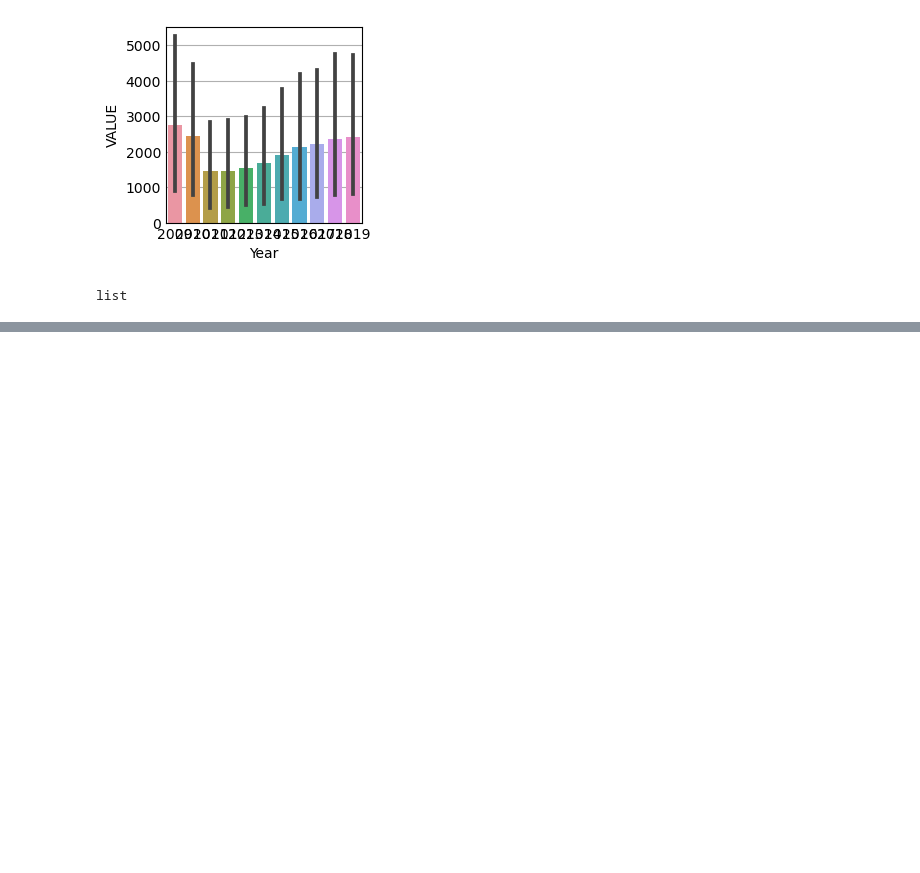
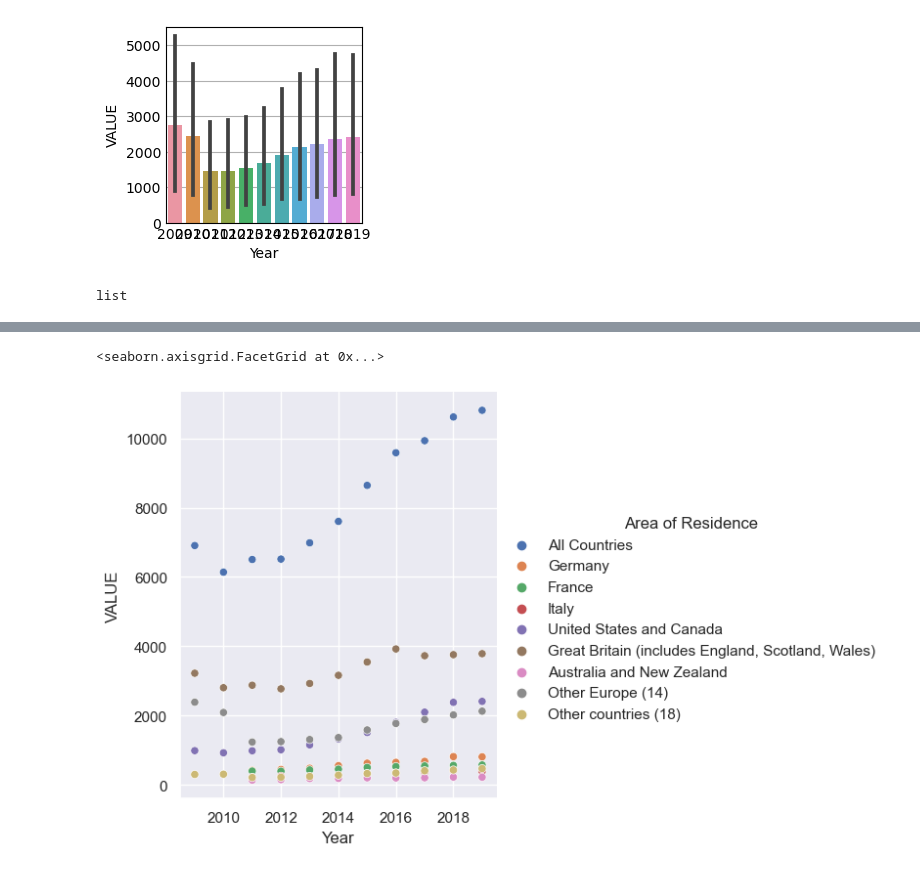
Before and after one commit to sba21725/MSC_DA_CA1, a Jupyter notebook: 01 Data Preparation.ipynb, the cells around one changed output, grey strips where cells are left out. Cells and saved outputs as stored; diff of their text form; code cells hidden in the pictures; blank space fills up the shorter version.

```diff
--- a/01 Data Preparation.ipynb
+++ b/01 Data Preparation.ipynb
@@ -367,0 +367,11 @@ sns.relplot(
+# %%
+
+# Year and VALUE
+
+sns.relplot(
+    data=tma09_df_C1,
+    x="Year", y="VALUE", hue="Area of Residence",
+)
+# %% [output]
+<seaborn.axisgrid.FacetGrid at 0x...>
+[figure, added]
```
Also changed, not shown: parts of 9 cells of this notebook.
